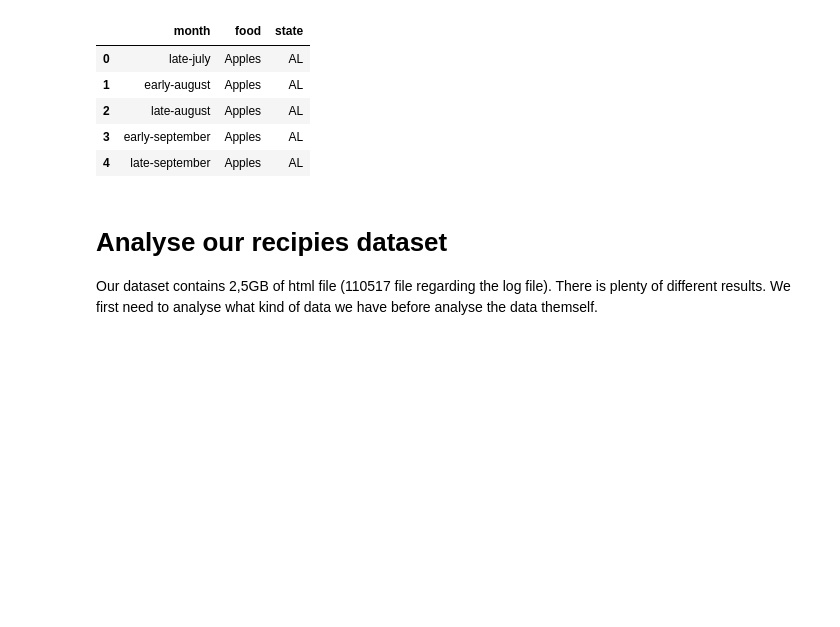
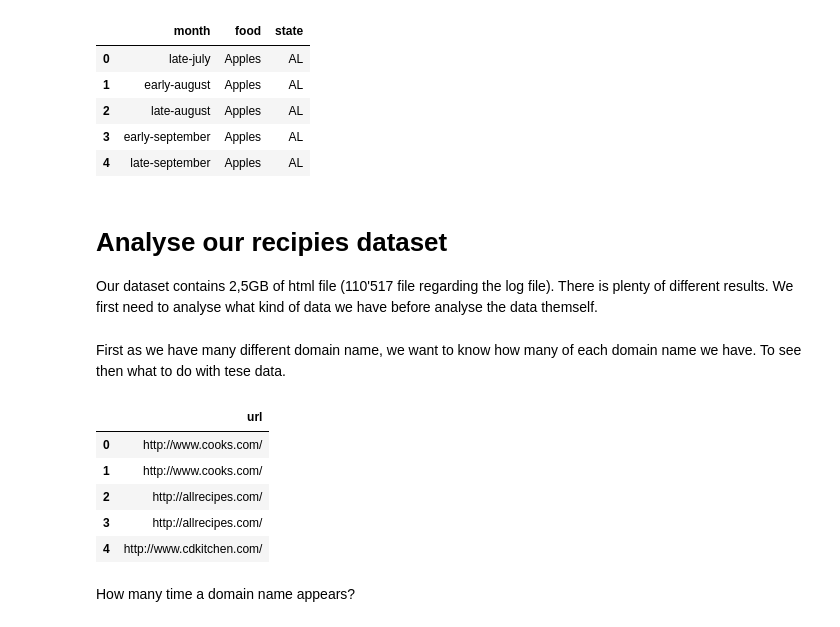
Before and after one commit to csbenz/ada, a Jupyter notebook: project/Project_test.ipynb, the cells around one changed output. Cells and saved outputs as stored; diff of their text form; code cells hidden in the pictures; blank space fills up the shorter version.

Commit message:
add the 1st analyse of our dataset, the count of unique domain name

```diff
--- a/project/Project_test.ipynb
+++ b/project/Project_test.ipynb
@@ -111,4 +111,4 @@ season_guid_data.head()
 | 4 | late-september | Apples | AL |
 # %% [markdown]
 # Analyse our recipies dataset
-Our dataset contains 2,5GB of html file (110517 file regarding the log file). There is plenty of different results. We first need to analyse what kind of data we have before analyse the data themself.
+Our dataset contains 2,5GB of html file (110'517 file regarding the log file). There is plenty of different results. We first need to analyse what kind of data we have before analyse the data themself.
@@ -114,0 +117,28 @@ Our dataset contains 2,5GB of html file (110517 file regarding the log file). Th
+# %% [markdown]
+First as we have many different domain name, we want to know how many of each domain name we have. To see then what to do with tese data.
+# %%
+log_path = 'data/recipePages/msg.log'
+recipies_path = 'data/recipePages'
+
+f = open(log_path,'r')
+log = f.read().split('\n')
+
+url_data = pd.DataFrame(columns=['url'])
+for line in log:
+    m = re.search(r'http://.*?/', line)
+    if m is not None:
+        url_data = url_data.append({
+                'url' : m.group(0)
+                #TODO add the domain name
+            }, ignore_index=True)
+
+url_data.head()
+# %% [output]
+|  | url |
+| 0 | http://www.cooks.com/ |
+| 1 | http://www.cooks.com/ |
+| 2 | http://allrecipes.com/ |
+| 3 | http://allrecipes.com/ |
+| 4 | http://www.cdkitchen.com/ |
+# %% [markdown]
+How many time a domain name appears?
```
Also changed, not shown: parts of 4 cells of this notebook.
